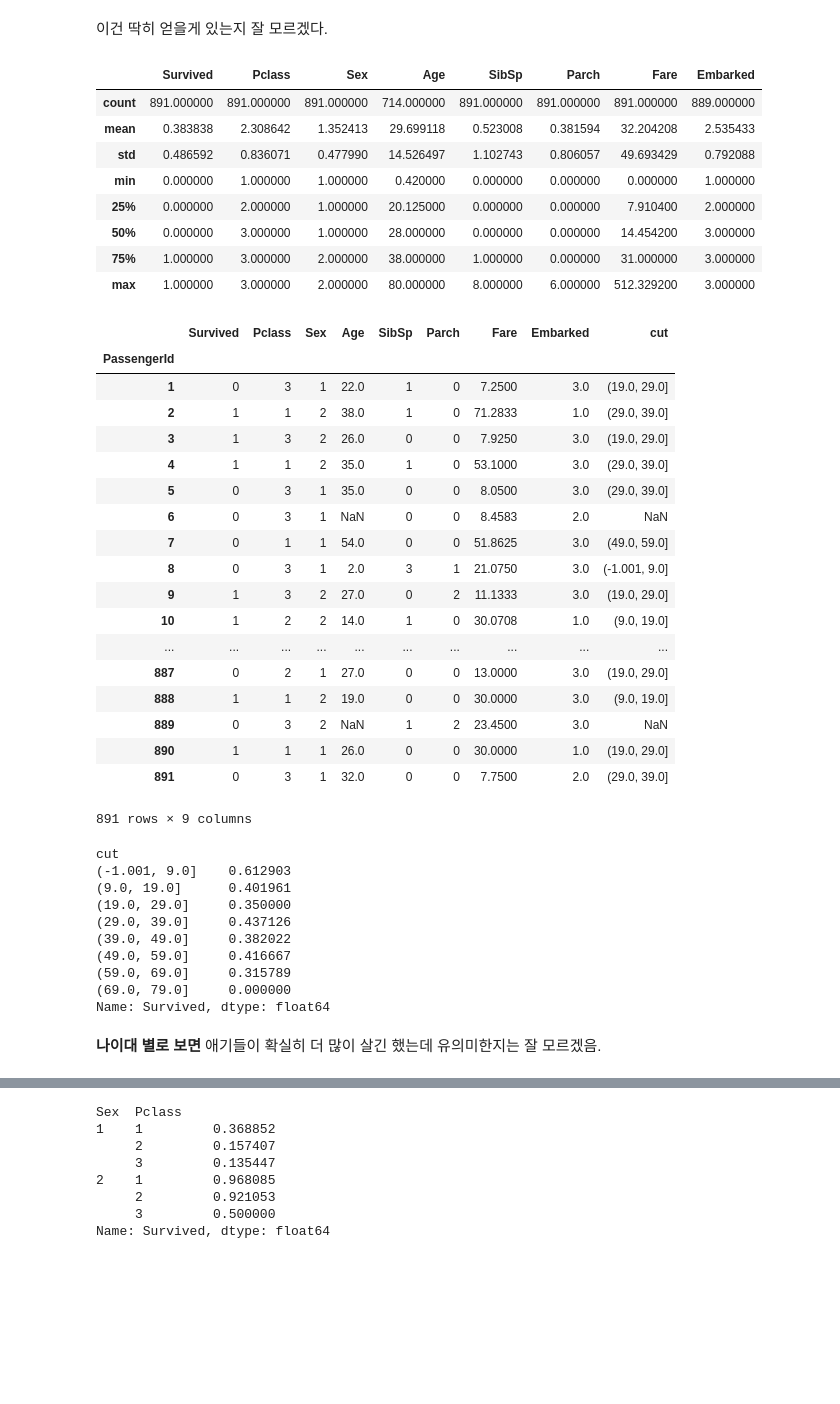
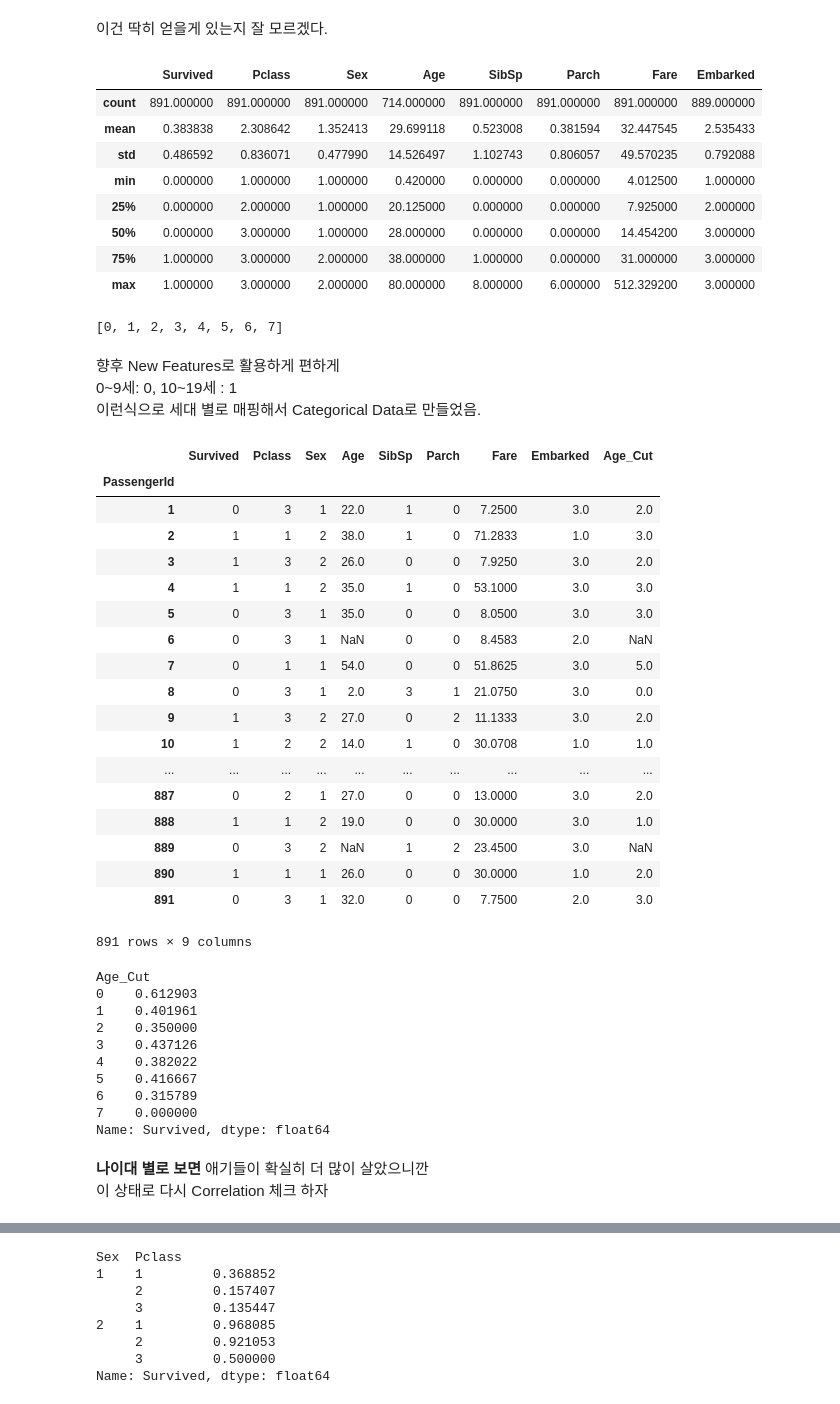
Before and after one commit to saanghyuk/ML-Study, a Jupyter notebook: titanic/Titanic.ipynb, the cells around one changed output, grey strips where cells are left out. Saved outputs shown, nothing was run; the diff lists cells and outputs as text; code cells hidden in the pictures; blank space fills up the shorter version.

```diff
--- a/titanic/Titanic.ipynb
+++ b/titanic/Titanic.ipynb
@@ -81,8 +81,6 @@ change_median=train_data.Fare.replace({0: train_data['Fare'].median()})
 (change_median==0).sum()
 # %% [output]
 0
-# %%
-train_data['Fare'] = change_median
 # %% [markdown]
 ### Good!
 # %% [markdown]
@@ -248,52 +263,62 @@ train_data.describe()
 # %% [output]
 |  | Survived | Pclass | Sex | Age | SibSp | Parch | Fare | Embarked |
 | count | 891.000000 | 891.000000 | 891.000000 | 714.000000 | 891.000000 | 891.000000 | 891.000000 | 889.000000 |
-| mean | 0.383838 | 2.308642 | 1.352413 | 29.699118 | 0.523008 | 0.381594 | 32.204208 | 2.535433 |
-| std | 0.486592 | 0.836071 | 0.477990 | 14.526497 | 1.102743 | 0.806057 | 49.693429 | 0.792088 |
-| min | 0.000000 | 1.000000 | 1.000000 | 0.420000 | 0.000000 | 0.000000 | 0.000000 | 1.000000 |
-| 25% | 0.000000 | 2.000000 | 1.000000 | 20.125000 | 0.000000 | 0.000000 | 7.910400 | 2.000000 |
+| mean | 0.383838 | 2.308642 | 1.352413 | 29.699118 | 0.523008 | 0.381594 | 32.447545 | 2.535433 |
+| std | 0.486592 | 0.836071 | 0.477990 | 14.526497 | 1.102743 | 0.806057 | 49.570235 | 0.792088 |
+| min | 0.000000 | 1.000000 | 1.000000 | 0.420000 | 0.000000 | 0.000000 | 4.012500 | 1.000000 |
+| 25% | 0.000000 | 2.000000 | 1.000000 | 20.125000 | 0.000000 | 0.000000 | 7.925000 | 2.000000 |
 | 50% | 0.000000 | 3.000000 | 1.000000 | 28.000000 | 0.000000 | 0.000000 | 14.454200 | 3.000000 |
 | 75% | 1.000000 | 3.000000 | 2.000000 | 38.000000 | 1.000000 | 0.000000 | 31.000000 | 3.000000 |
 | max | 1.000000 | 3.000000 | 2.000000 | 80.000000 | 8.000000 | 6.000000 | 512.329200 | 3.000000 |
 # %%
 bins = [x for x in range(-1, 81, 10)]
+# %%
+labels = [x for x in range(0, 8)]
+print(labels)
+# %% [output]
+[0, 1, 2, 3, 4, 5, 6, 7]
+# %% [markdown]
+향후 New Features로 활용하게 편하게 <br>
+0~9세: 0, 10~19세 : 1 <br>
+이런식으로 세대 별로 매핑해서 Categorical Data로 만들었음.
 # %%
 train_data_with_ages = train_data.copy()
-train_data_with_ages['cut'] = pd.cut(train_data_with_ages['Age'],
+train_data_with_ages['Age_Cut'] = pd.cut(train_data_with_ages['Age'], labels=labels,
                               bins=bins, include_lowest = True)
 train_data_with_ages
 # %% [output]
-|  | Survived | Pclass | Sex | Age | SibSp | Parch | Fare | Embarked | cut |
+|  | Survived | Pclass | Sex | Age | SibSp | Parch | Fare | Embarked | Age_Cut |
 | PassengerId |  |  |  |  |  |  |  |  |  |
-| 1 | 0 | 3 | 1 | 22.0 | 1 | 0 | 7.2500 | 3.0 | (19.0, 29.0] |
-| 2 | 1 | 1 | 2 | 38.0 | 1 | 0 | 71.2833 | 1.0 | (29.0, 39.0] |
-| 3 | 1 | 3 | 2 | 26.0 | 0 | 0 | 7.9250 | 3.0 | (19.0, 29.0] |
-| 4 | 1 | 1 | 2 | 35.0 | 1 | 0 | 53.1000 | 3.0 | (29.0, 39.0] |
-| 5 | 0 | 3 | 1 | 35.0 | 0 | 0 | 8.0500 | 3.0 | (29.0, 39.0] |
+| 1 | 0 | 3 | 1 | 22.0 | 1 | 0 | 7.2500 | 3.0 | 2.0 |
+| 2 | 1 | 1 | 2 | 38.0 | 1 | 0 | 71.2833 | 1.0 | 3.0 |
+| 3 | 1 | 3 | 2 | 26.0 | 0 | 0 | 7.9250 | 3.0 | 2.0 |
+| 4 | 1 | 1 | 2 | 35.0 | 1 | 0 | 53.1000 | 3.0 | 3.0 |
+| 5 | 0 | 3 | 1 | 35.0 | 0 | 0 | 8.0500 | 3.0 | 3.0 |
 | 6 | 0 | 3 | 1 | NaN | 0 | 0 | 8.4583 | 2.0 | NaN |
-| 7 | 0 | 1 | 1 | 54.0 | 0 | 0 | 51.8625 | 3.0 | (49.0, 59.0] |
-| 8 | 0 | 3 | 1 | 2.0 | 3 | 1 | 21.0750 | 3.0 | (-1.001, 9.0] |
-| 9 | 1 | 3 | 2 | 27.0 | 0 | 2 | 11.1333 | 3.0 | (19.0, 29.0] |
-| 10 | 1 | 2 | 2 | 14.0 | 1 | 0 | 30.0708 | 1.0 | (9.0, 19.0] |
+| 7 | 0 | 1 | 1 | 54.0 | 0 | 0 | 51.8625 | 3.0 | 5.0 |
+| 8 | 0 | 3 | 1 | 2.0 | 3 | 1 | 21.0750 | 3.0 | 0.0 |
+| 9 | 1 | 3 | 2 | 27.0 | 0 | 2 | 11.1333 | 3.0 | 2.0 |
+| 10 | 1 | 2 | 2 | 14.0 | 1 | 0 | 30.0708 | 1.0 | 1.0 |
 | ... | ... | ... | ... | ... | ... | ... | ... | ... | ... |
-| 887 | 0 | 2 | 1 | 27.0 | 0 | 0 | 13.0000 | 3.0 | (19.0, 29.0] |
-| 888 | 1 | 1 | 2 | 19.0 | 0 | 0 | 30.0000 | 3.0 | (9.0, 19.0] |
+| 887 | 0 | 2 | 1 | 27.0 | 0 | 0 | 13.0000 | 3.0 | 2.0 |
+| 888 | 1 | 1 | 2 | 19.0 | 0 | 0 | 30.0000 | 3.0 | 1.0 |
 | 889 | 0 | 3 | 2 | NaN | 1 | 2 | 23.4500 | 3.0 | NaN |
-| 890 | 1 | 1 | 1 | 26.0 | 0 | 0 | 30.0000 | 1.0 | (19.0, 29.0] |
-| 891 | 0 | 3 | 1 | 32.0 | 0 | 0 | 7.7500 | 2.0 | (29.0, 39.0] |
+| 890 | 1 | 1 | 1 | 26.0 | 0 | 0 | 30.0000 | 1.0 | 2.0 |
+| 891 | 0 | 3 | 1 | 32.0 | 0 | 0 | 7.7500 | 2.0 | 3.0 |
 891 rows × 9 columns
 # %%
-print(train_data_with_ages.groupby('cut').sum()['Survived'] / train_data_with_ages.groupby('cut').count()['Survived'])
+print(train_data_with_ages.groupby('Age_Cut').sum()['Survived'] / train_data_with_ages.groupby('Age_Cut').count()['Survived'])
 # %% [output]
-cut
-(-1.001, 9.0]    0.612903
-(9.0, 19.0]      0.401961
-(19.0, 29.0]     0.350000
-(29.0, 39.0]     0.437126
-(39.0, 49.0]     0.382022
-(49.0, 59.0]     0.416667
-(59.0, 69.0]     0.315789
-(69.0, 79.0]     0.000000
+Age_Cut
+0    0.612903
+1    0.401961
+2    0.350000
+3    0.437126
+4    0.382022
+5    0.416667
+6    0.315789
+7    0.000000
 Name: Survived, dtype: float64
 # %% [markdown]
-**나이대 별로 보면** 애기들이 확실히 더 많이 살긴 했는데 유의미한지는 잘 모르겠음.
+**나이대 별로 보면** 애기들이 확실히 더 많이 살았으니깐 <br>
+이 상태로 다시 Correlation 체크 하자
```
Also changed, not shown: parts of 55 cells of this notebook, 6 other files.
